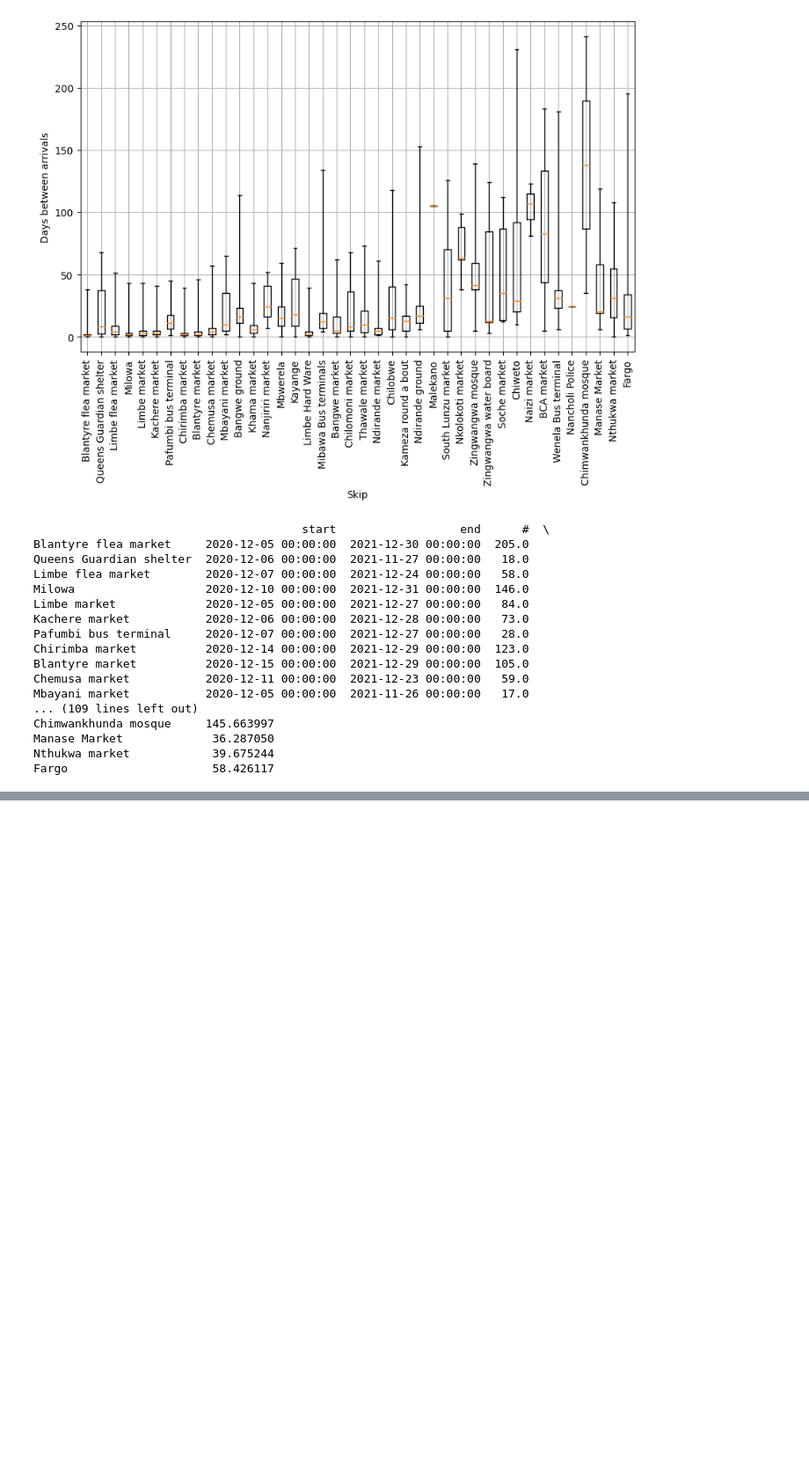
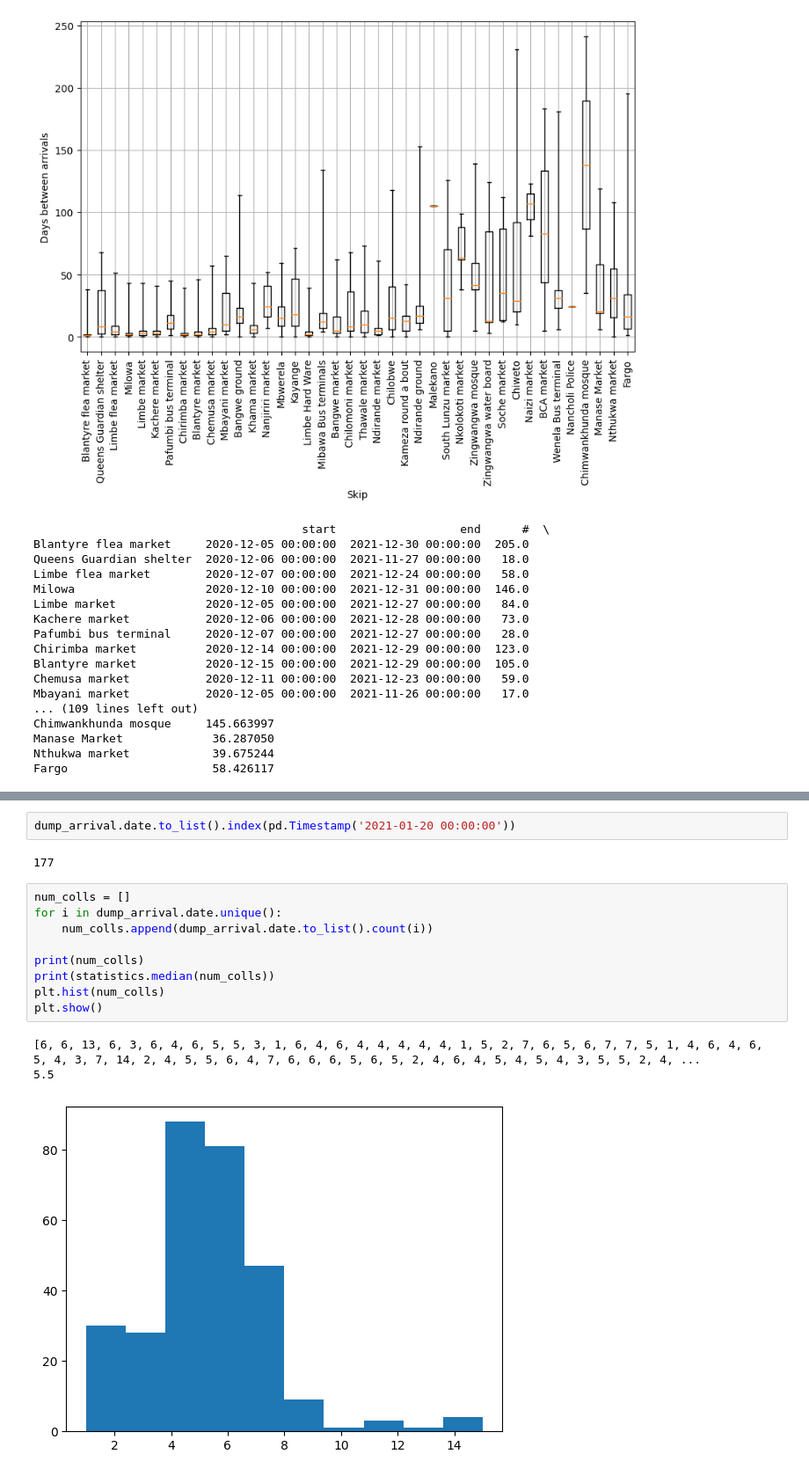
Before and after one commit to Global-Health-Engineering/2022-msc-sem-proj-nseemann, a Jupyter notebook: src/Analysis_jupyter/dump_deliveries_analysis.ipynb, the cells around one changed output, grey strips where cells are left out. Shown: that part at 88% size. Cells and saved outputs as stored; diff of their text form; blank space fills up the shorter version.

```diff
--- a/src/Analysis_jupyter/dump_deliveries_analysis.ipynb
+++ b/src/Analysis_jupyter/dump_deliveries_analysis.ipynb
@@ -259,3 +199,20 @@ DatetimeIndex(['2020-12-06', '2020-12-13', '2020-12-20', '2020-12-27',
+# %%
+dump_arrival.date.to_list().index(pd.Timestamp('2021-01-20 00:00:00'))
+# %% [output]
+177
+# %%
+num_colls = []
+for i in dump_arrival.date.unique():
+    num_colls.append(dump_arrival.date.to_list().count(i))
+
+print(num_colls)
+print(statistics.median(num_colls))
+plt.hist(num_colls)
+plt.show()
+# %% [output]
+[6, 6, 13, 6, 3, 6, 4, 6, 5, 5, 3, 1, 6, 4, 6, 4, 4, 4, 4, 4, 1, 5, 2, 7, 6, 5, 6, 7, 7, 5, 1, 4, 6, 4, 6, 5, 4, 3, 7, 14, 2, 4, 5, 5, 6, 4, 7, 6, 6, 6, 5, 6, 5, 2, 4, 6, 4, 5, 4, 5, 4, 3, 5, 5, 2, 4, ...
+5.5
+[figure, added]
 # %%
 #Dump analysis: bar plot, pattern (week), average per week
 #Day of week:
```
Also changed, not shown: parts of 12 cells of this notebook, 2 other files.
